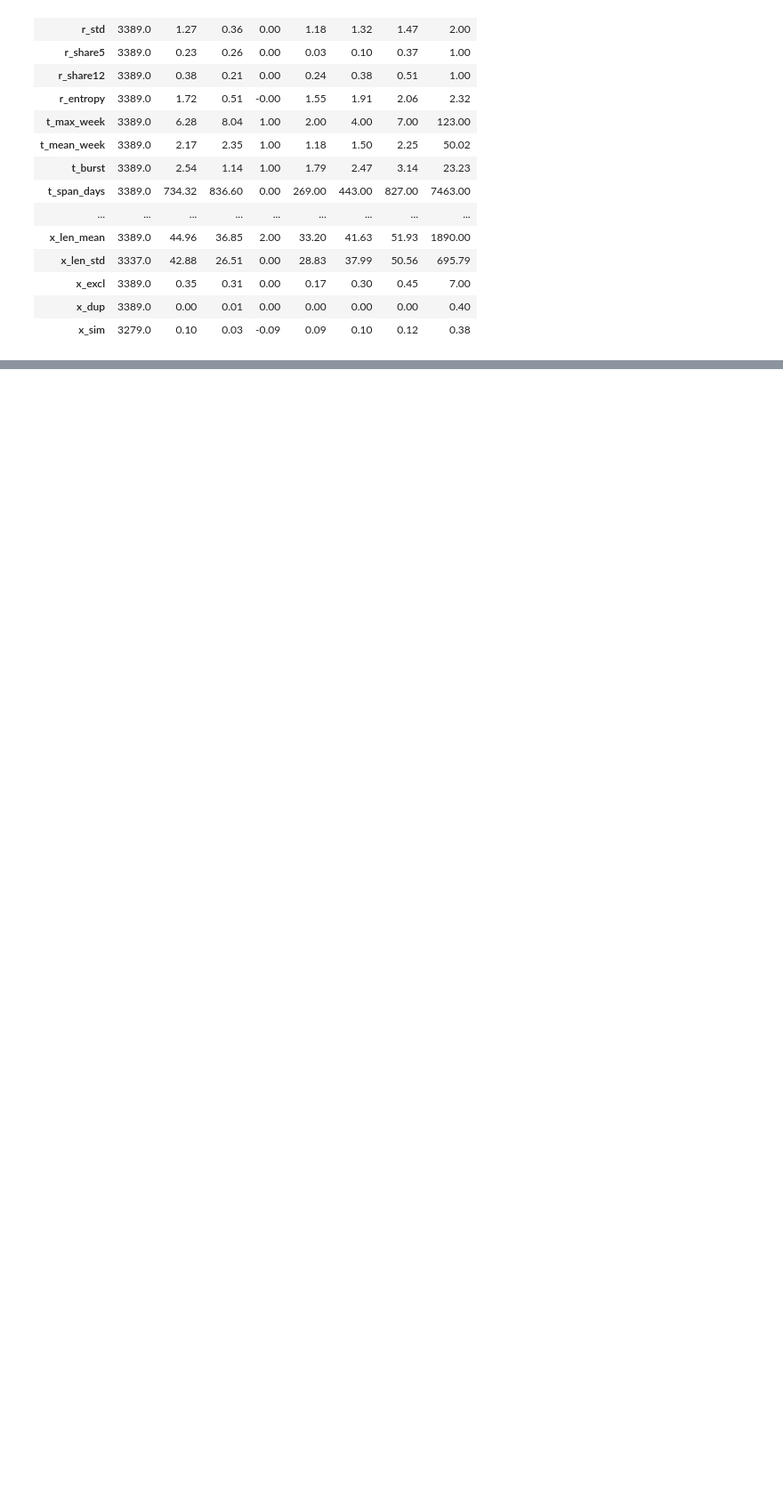
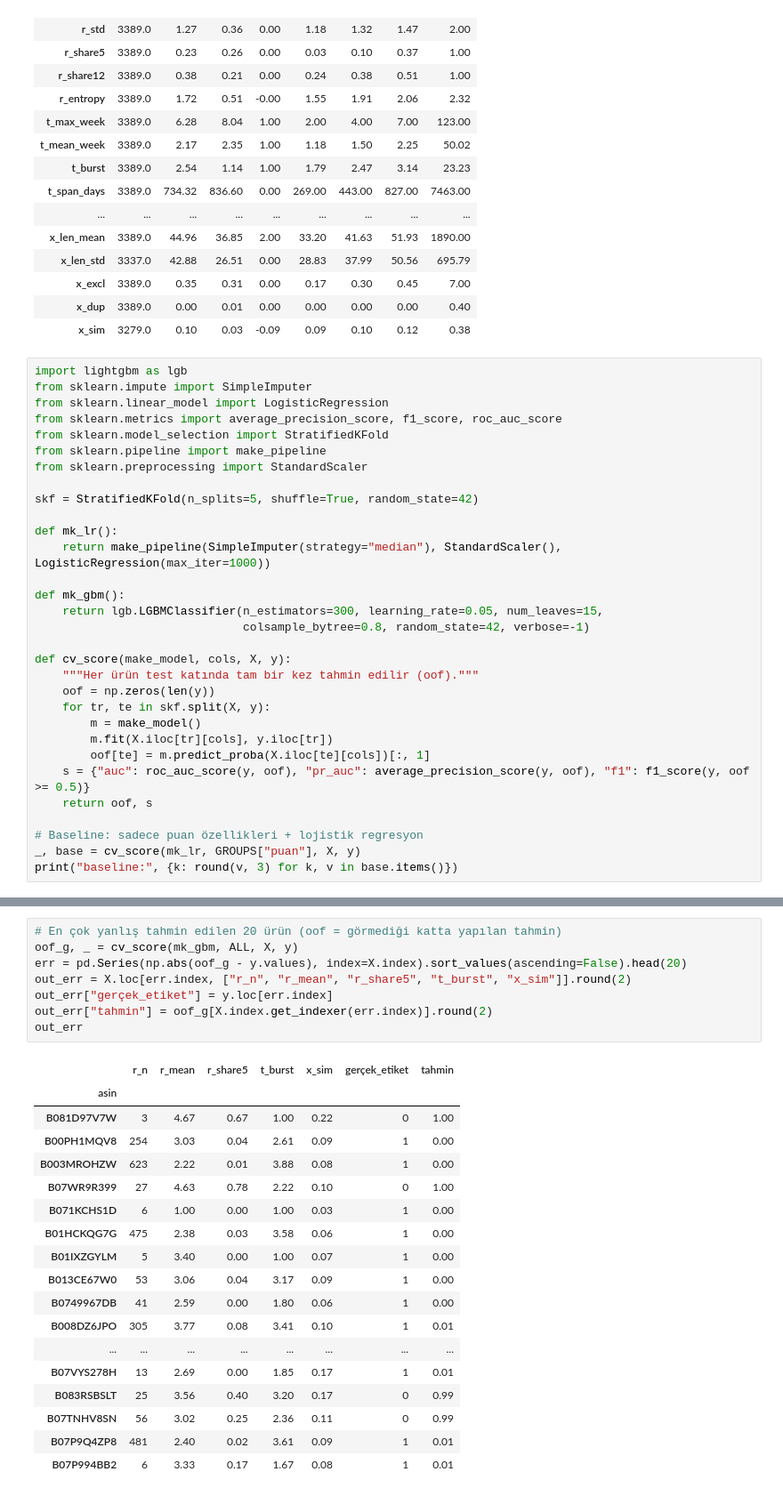
Before and after one commit to ebrarsevgili/fake-review-risk, a Jupyter notebook: 01_kesif.ipynb, the cells around one changed output, grey strips where cells are left out. Shown at 89% size. Cells and saved outputs as stored; diff of their text form; blank space fills up the shorter version.

```diff
--- a/01_kesif.ipynb
+++ b/01_kesif.ipynb
@@ -181,3 +181,34 @@ X.describe().T.round(2)
 | x_excl | 3389.0 | 0.35 | 0.31 | 0.00 | 0.17 | 0.30 | 0.45 | 7.00 |
 | x_dup | 3389.0 | 0.00 | 0.01 | 0.00 | 0.00 | 0.00 | 0.00 | 0.40 |
 | x_sim | 3279.0 | 0.10 | 0.03 | -0.09 | 0.09 | 0.10 | 0.12 | 0.38 |
+# %%
+import lightgbm as lgb
+from sklearn.impute import SimpleImputer
+from sklearn.linear_model import LogisticRegression
+from sklearn.metrics import average_precision_score, f1_score, roc_auc_score
+from sklearn.model_selection import StratifiedKFold
+from sklearn.pipeline import make_pipeline
+from sklearn.preprocessing import StandardScaler
+
+skf = StratifiedKFold(n_splits=5, shuffle=True, random_state=42)
+
+def mk_lr():
+    return make_pipeline(SimpleImputer(strategy="median"), StandardScaler(), LogisticRegression(max_iter=1000))
+
+def mk_gbm():
+    return lgb.LGBMClassifier(n_estimators=300, learning_rate=0.05, num_leaves=15,
+                              colsample_bytree=0.8, random_state=42, verbose=-1)
+
+def cv_score(make_model, cols, X, y):
+    """Her ürün test katında tam bir kez tahmin edilir (oof)."""
+    oof = np.zeros(len(y))
+    for tr, te in skf.split(X, y):
+        m = make_model()
+        m.fit(X.iloc[tr][cols], y.iloc[tr])
+        oof[te] = m.predict_proba(X.iloc[te][cols])[:, 1]
+    s = {"auc": roc_auc_score(y, oof), "pr_auc": average_precision_score(y, oof), "f1": f1_score(y, oof >= 0.5)}
+    return oof, s
+
+# Baseline: sadece puan özellikleri + lojistik regresyon
+_, base = cv_score(mk_lr, GROUPS["puan"], X, y)
+print("baseline:", {k: round(v, 3) for k, v in base.items()})
@@ -183,0 +286,27 @@ X.describe().T.round(2)
+# %%
+# En çok yanlış tahmin edilen 20 ürün (oof = görmediği katta yapılan tahmin)
+oof_g, _ = cv_score(mk_gbm, ALL, X, y)
+err = pd.Series(np.abs(oof_g - y.values), index=X.index).sort_values(ascending=False).head(20)
+out_err = X.loc[err.index, ["r_n", "r_mean", "r_share5", "t_burst", "x_sim"]].round(2)
+out_err["gerçek_etiket"] = y.loc[err.index]
+out_err["tahmin"] = oof_g[X.index.get_indexer(err.index)].round(2)
+out_err
+# %% [output]
+|  | r_n | r_mean | r_share5 | t_burst | x_sim | gerçek_etiket | tahmin |
+| asin |  |  |  |  |  |  |  |
+| B081D97V7W | 3 | 4.67 | 0.67 | 1.00 | 0.22 | 0 | 1.00 |
+| B00PH1MQV8 | 254 | 3.03 | 0.04 | 2.61 | 0.09 | 1 | 0.00 |
+| B003MROHZW | 623 | 2.22 | 0.01 | 3.88 | 0.08 | 1 | 0.00 |
+| B07WR9R399 | 27 | 4.63 | 0.78 | 2.22 | 0.10 | 0 | 1.00 |
+| B071KCHS1D | 6 | 1.00 | 0.00 | 1.00 | 0.03 | 1 | 0.00 |
+| B01HCKQG7G | 475 | 2.38 | 0.03 | 3.58 | 0.06 | 1 | 0.00 |
+| B01IXZGYLM | 5 | 3.40 | 0.00 | 1.00 | 0.07 | 1 | 0.00 |
+| B013CE67W0 | 53 | 3.06 | 0.04 | 3.17 | 0.09 | 1 | 0.00 |
+| B0749967DB | 41 | 2.59 | 0.00 | 1.80 | 0.06 | 1 | 0.00 |
+| B008DZ6JPO | 305 | 3.77 | 0.08 | 3.41 | 0.10 | 1 | 0.01 |
+| ... | ... | ... | ... | ... | ... | ... | ... |
+| B07VYS278H | 13 | 2.69 | 0.00 | 1.85 | 0.17 | 1 | 0.01 |
+| B083RSBSLT | 25 | 3.56 | 0.40 | 3.20 | 0.17 | 0 | 0.99 |
+| B07TNHV8SN | 56 | 3.02 | 0.25 | 2.36 | 0.11 | 0 | 0.99 |
+| B07P9Q4ZP8 | 481 | 2.40 | 0.02 | 3.61 | 0.09 | 1 | 0.01 |
+| B07P994BB2 | 6 | 3.33 | 0.17 | 1.67 | 0.08 | 1 | 0.01 |
```
Also changed, not shown: parts of 5 cells of this notebook.
